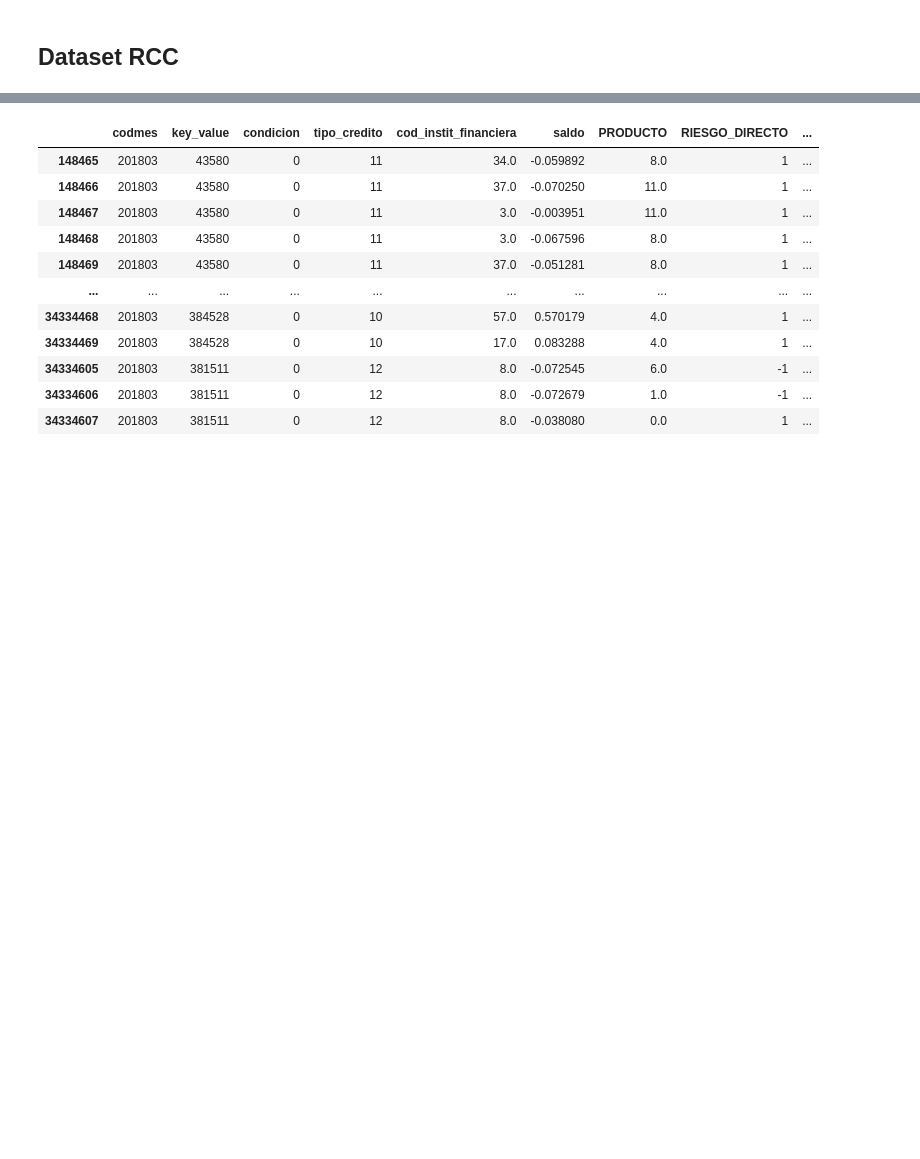
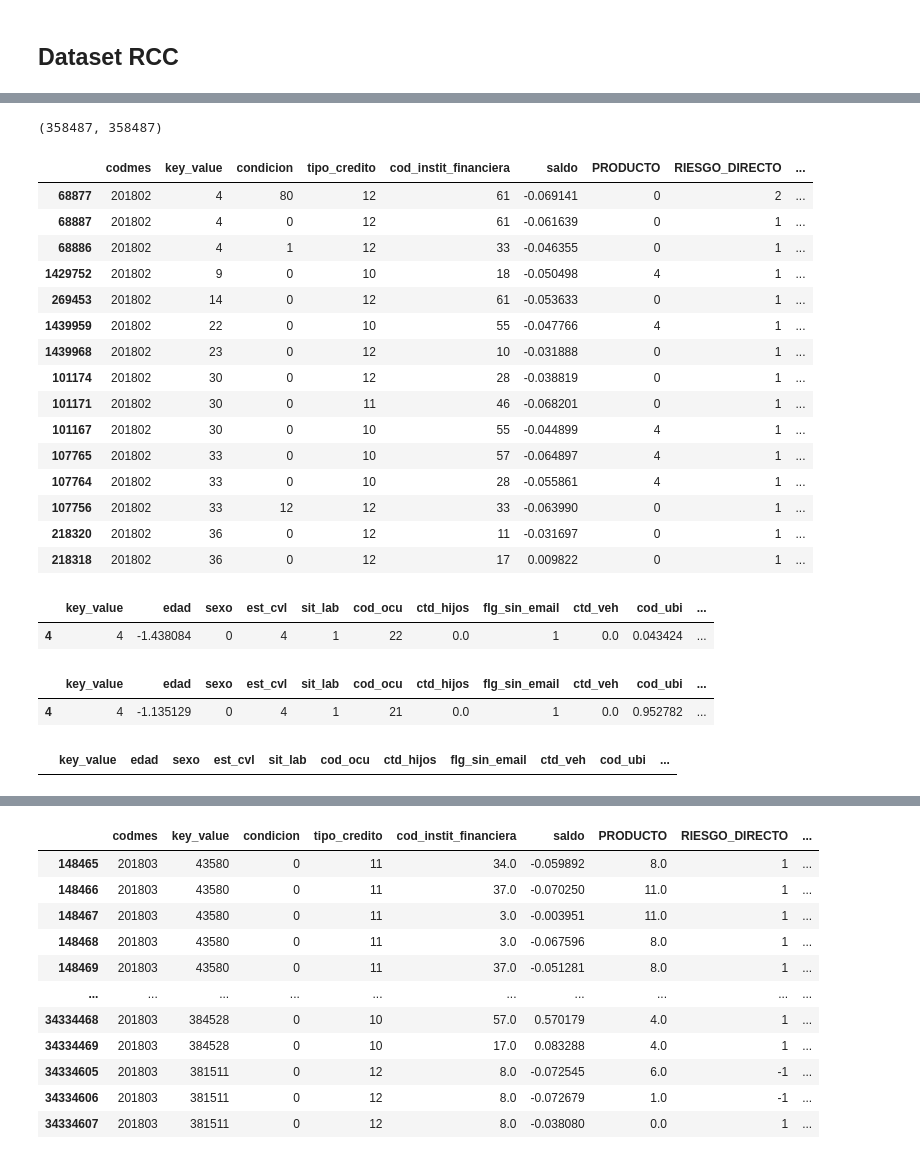
Before and after one commit to mlaricobar/solution-datathon-interbank-2020, a Jupyter notebook: [02] EDA - Datasets.ipynb, the cells around one changed output, grey strips where cells are left out. Saved outputs shown, nothing was run; the diff lists cells and outputs as text; code cells hidden in the pictures; blank space fills up the shorter version.

```diff
--- a/[02] EDA - Datasets.ipynb
+++ b/[02] EDA - Datasets.ipynb
@@ -140,0 +252,41 @@ df_rcc_test = optimizar_df(pd.read_csv("[00] Data/rcc_test.csv"))
+# %%
+df_y_train["key_value"].nunique(), df_y_train.shape[0]
+# %% [output]
+(358487, 358487)
+# %%
+df_rcc_train_um = (df_rcc_train.loc[df_rcc_train["codmes"] == 201802, :].merge(df_y_train, how="left", on="key_value")
+                                                                        .merge(df_productos, how="left", on="PRODUCTO")
+                  )
+# %%
+df_rcc_train_um.loc[(df_rcc_train_um["target"] == 1) & (df_rcc_train_um["DES_PRODUCTO"].isin(["PRESTAMO PERSONAL", "PRESTAMOS MICRO EMPRESA"]))].sort_values(by=["key_value"]).head(15)
+# %% [output]
+|  | codmes | key_value | condicion | tipo_credito | cod_instit_financiera | saldo | PRODUCTO | RIESGO_DIRECTO | ... |
+| 68877 | 201802 | 4 | 80 | 12 | 61 | -0.069141 | 0 | 2 | ... |
+| 68887 | 201802 | 4 | 0 | 12 | 61 | -0.061639 | 0 | 1 | ... |
+| 68886 | 201802 | 4 | 1 | 12 | 33 | -0.046355 | 0 | 1 | ... |
+| 1429752 | 201802 | 9 | 0 | 10 | 18 | -0.050498 | 4 | 1 | ... |
+| 269453 | 201802 | 14 | 0 | 12 | 61 | -0.053633 | 0 | 1 | ... |
+| 1439959 | 201802 | 22 | 0 | 10 | 55 | -0.047766 | 4 | 1 | ... |
+| 1439968 | 201802 | 23 | 0 | 12 | 10 | -0.031888 | 0 | 1 | ... |
+| 101174 | 201802 | 30 | 0 | 12 | 28 | -0.038819 | 0 | 1 | ... |
+| 101171 | 201802 | 30 | 0 | 11 | 46 | -0.068201 | 0 | 1 | ... |
+| 101167 | 201802 | 30 | 0 | 10 | 55 | -0.044899 | 4 | 1 | ... |
+| 107765 | 201802 | 33 | 0 | 10 | 57 | -0.064897 | 4 | 1 | ... |
+| 107764 | 201802 | 33 | 0 | 10 | 28 | -0.055861 | 4 | 1 | ... |
+| 107756 | 201802 | 33 | 12 | 12 | 33 | -0.063990 | 0 | 1 | ... |
+| 218320 | 201802 | 36 | 0 | 12 | 11 | -0.031697 | 0 | 1 | ... |
+| 218318 | 201802 | 36 | 0 | 12 | 17 | 0.009822 | 0 | 1 | ... |
+# %%
+df_se_train.loc[df_se_train["key_value"] == 4]
+# %% [output]
+|  | key_value | edad | sexo | est_cvl | sit_lab | cod_ocu | ctd_hijos | flg_sin_email | ctd_veh | cod_ubi | ... |
+| 4 | 4 | -1.438084 | 0 | 4 | 1 | 22 | 0.0 | 1 | 0.0 | 0.043424 | ... |
+# %%
+df_se_test.loc[df_se_test["key_value"] == 4]
+# %% [output]
+|  | key_value | edad | sexo | est_cvl | sit_lab | cod_ocu | ctd_hijos | flg_sin_email | ctd_veh | cod_ubi | ... |
+| 4 | 4 | -1.135129 | 0 | 4 | 1 | 21 | 0.0 | 1 | 0.0 | 0.952782 | ... |
+# %%
+df_se_test.loc[df_se_test["edad"] == -1.135129]
+# %% [output]
+|  | key_value | edad | sexo | est_cvl | sit_lab | cod_ocu | ctd_hijos | flg_sin_email | ctd_veh | cod_ubi | ... |
```
Also changed, not shown: parts of 29 cells of this notebook.
